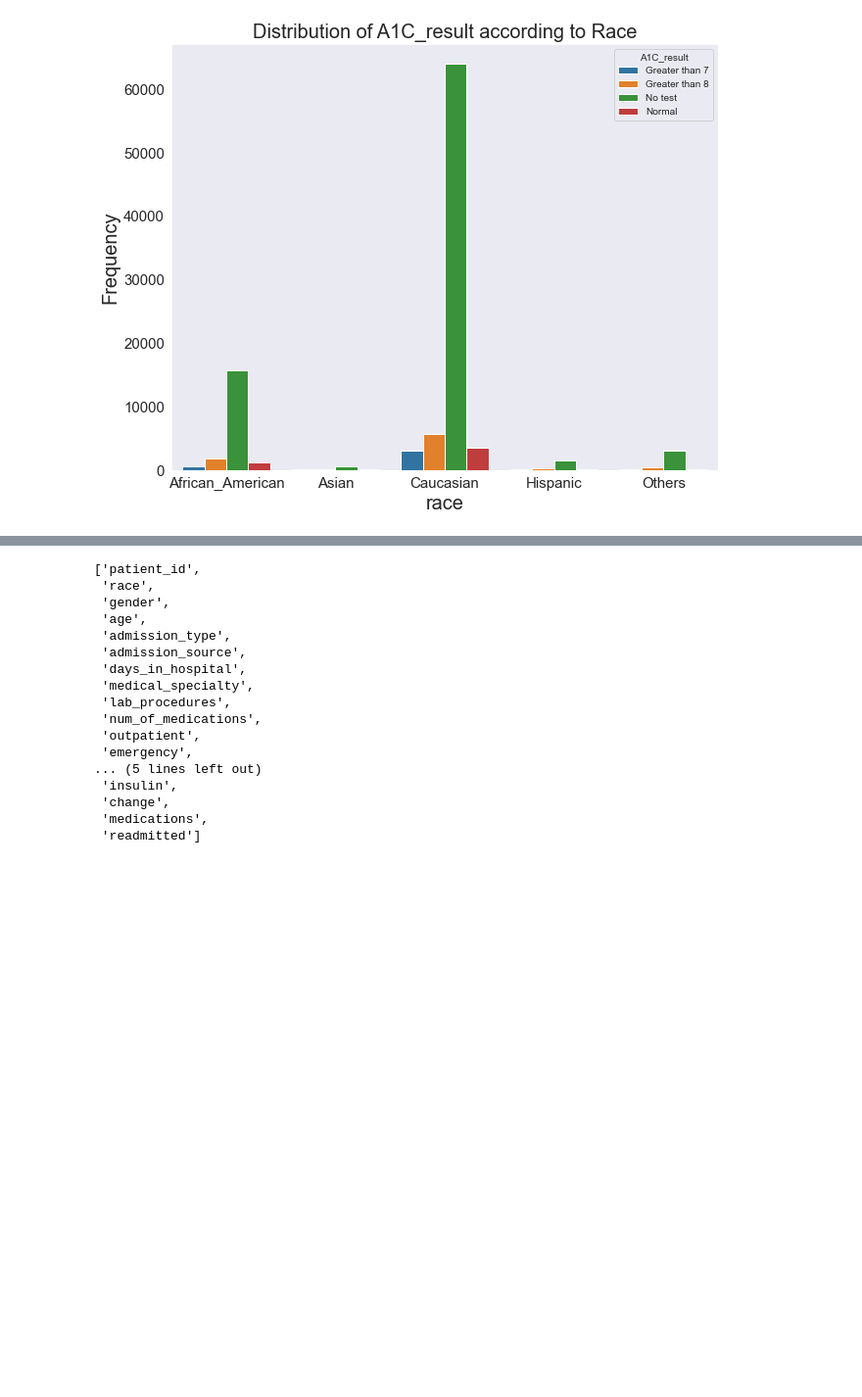
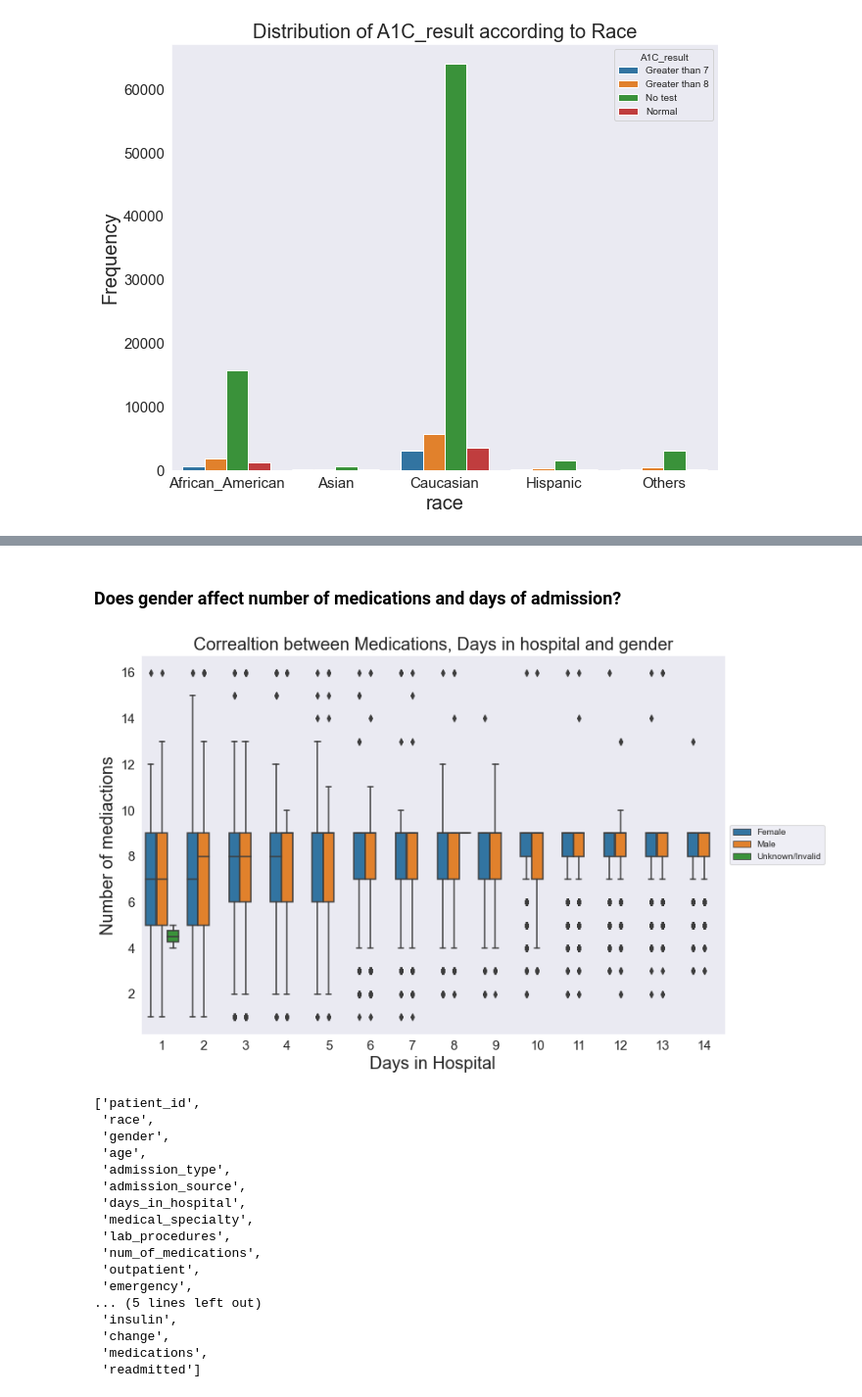
Before and after one commit to Merci93/Diabetes_in_the_US, a Jupyter notebook: US_diabetes_Analysis.ipynb, the cells around one changed output, grey strips where cells are left out. Shown at 98% size. Saved outputs shown, nothing was run; the diff lists cells and outputs as text; code cells hidden in the pictures; blank space fills up the shorter version.

Commit message:
Added legend to Multivariate function

```diff
--- a/US_diabetes_Analysis.ipynb
+++ b/US_diabetes_Analysis.ipynb
@@ -1162,3 +1137,36 @@ def plot_mu(kind, x_value, y_value, hue, title, x_label, y_label, order, color,
+# %%
+# A user defined plot function
+def plot_mu(kind, x_value, y_value, hue, title, x_label, y_label, color, fig_size):
+    """
+    Function to create a defined visialization plot type using seaborn, matplotlib and other plot types.
+
+    Args:
+        kind: The type of plot visualization to be created. This has to be in the format: package_name.plotype.
+              Example: sb.countplot, plt.scatter, etc.
+        x_value: x-axis parameter enclosed in quoatation marks. Use None if not to be used for the plot type.
+        y_value: y-axis parameter enclosed in quoatation marks. Use None if not to be used for the plot type.
+        hue: Hue parameter enclosed in quoatation marks. Use None if not to be used for the plot type.
+        title: Title of the plot, enclosed in quoatation marks.
+        x_label: x-axis label, enclosed in quoatation marks.
+        y_lable: x-axis label, enclosed in quoatation marks.
+        order: Sort format. Use None if not to be used for the plot type.
+        color: Plot color type. Use None if not to be used for the plot type.
+    """
+    plt.figure(figsize = fig_size)
+    kind(data = diabetes, x = x_value, y = y_value, hue = hue, color = color)
+    plt.title(title, size = 20)
+    plt.xlabel(x_label, size = 20)
+    plt.ylabel(y_label, size = 20)
+    plt.xticks(size = 15)
+    plt.yticks(size = 15)
+    plt.legend(loc='center left', bbox_to_anchor=(1, 0.5))
+# %% [markdown]
+### Does gender affect number of medications and days of admission?
+# %%
+plot_mu(sb.boxplot, 'days_in_hospital', 'diagnosis', 'gender', 'Correaltion between Medications, Days in hospital and gender',
+        'Days in Hospital', 'Number of mediactions', None, [12,8])
+# %% [output]
+[figure, added]
 # %%
 list(diabetes.columns)
 # %% [output]
```
Also changed, not shown: parts of 13 cells of this notebook.
